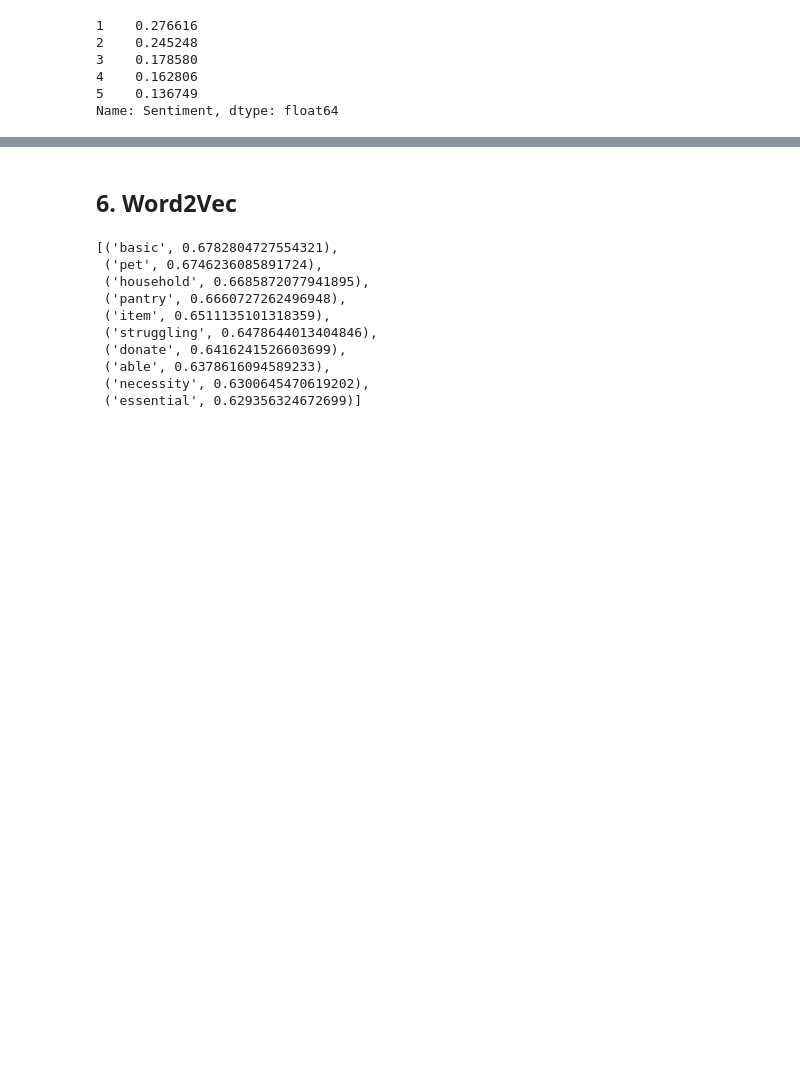
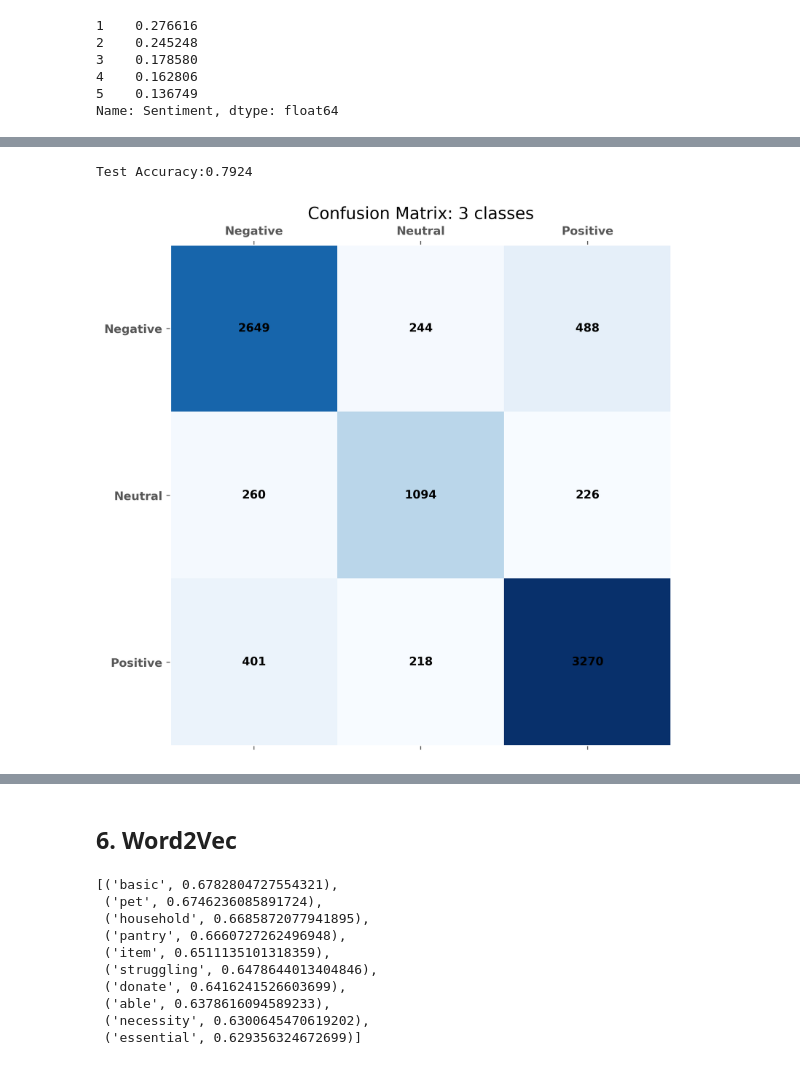
Before and after one commit to JavierLiao/EODS_Project2_Group9, a Jupyter notebook: doc/TweetNLP.ipynb, the cells around one changed output, grey strips where cells are left out. Saved outputs shown, nothing was run; the diff lists cells and outputs as text; code cells hidden in the pictures; blank space fills up the shorter version.

```diff
--- a/doc/TweetNLP.ipynb
+++ b/doc/TweetNLP.ipynb
@@ -363,0 +367,7 @@ Accuracy Score:0.60
+# %%
+sentiment_encode= {'Positive':1, 'Negative':-1, 'Neutral':0}
+y_3 = df.Sentiment_3.replace(sentiment_encode)
+print(y_3.value_counts(normalize=True))
+
+tweet_train_3, tweet_test_3, y_train_3, y_test_3= train_test_split(df.Tweet_filtered, y_3, test_size=.2,
+                                                                stratify=y_3, random_state=123)
@@ -363,0 +484,31 @@ Accuracy Score:0.60
+# %%
+## 1000 estimators
+
+pipe_lgbc_3 = Pipeline([
+    ('tfidf', TfidfVectorizer(min_df=10, max_df=.3)),
+    ('lgbc', LGBMClassifier(n_estimators=1000, n_jobs=-1, random_state=42))
+])
+
+pipe_lgbc_3.fit(tweet_train_3, y_train_3)
+y_predict_3 = pipe_lgbc_3.predict(tweet_test_3)
+print(f'Test Accuracy:{accuracy_score(y_test_3, y_predict_3):.4f}')
+my_cmap = cm.get_cmap('Blues')
+fig, ax = plt.subplots(1,1, figsize = (8,8), dpi = 320)
+conf_mx = confusion_matrix(y_test_3, y_predict_3)
+ax.matshow(conf_mx, cmap = my_cmap)
+# Loop over data dimensions and create text annotations.
+for i in range(3):
+    for j in range(3):
+        text = ax.text(j, i, conf_mx[i, j],
+                ha = "center",
+                va = "center",
+                color = "black"
+            )
+ax.grid(False)
+ax.set_xticks(np.arange(3), labels = ["Negative", "Neutral", "Positive"])
+ax.set_yticks(np.arange(3), labels = ["Negative", "Neutral", "Positive"])
+ax.set_title("Confusion Matrix: 3 classes")
+plt.show()
+# %% [output]
+Test Accuracy:0.7924
+[figure, added]
```
Also changed, not shown: parts of 10 cells of this notebook.
